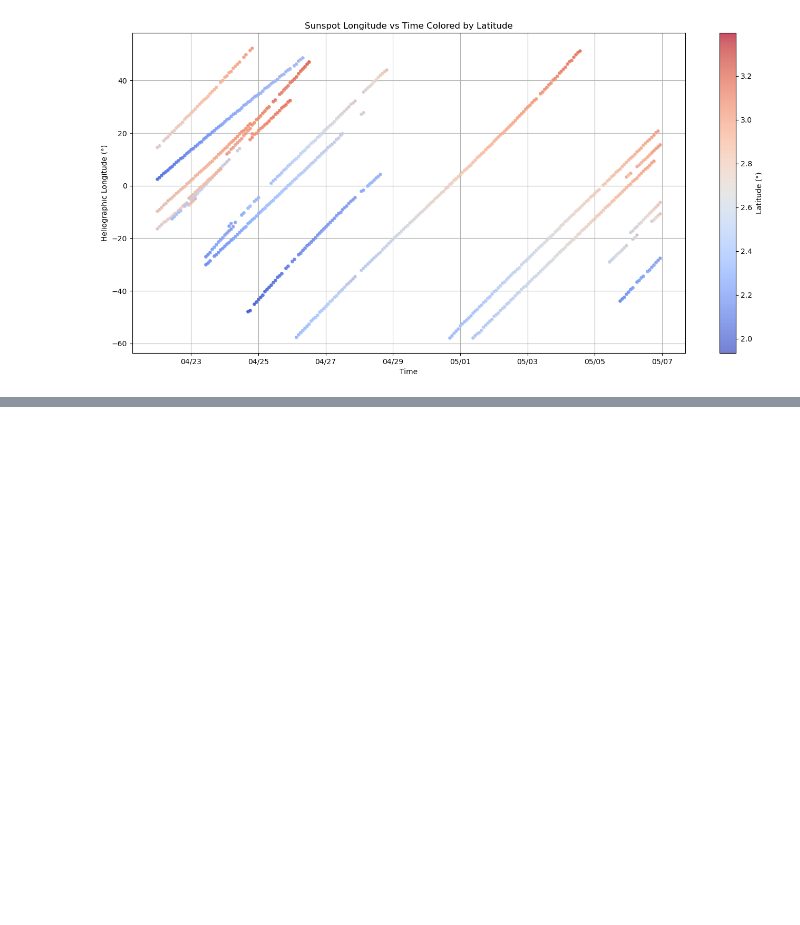
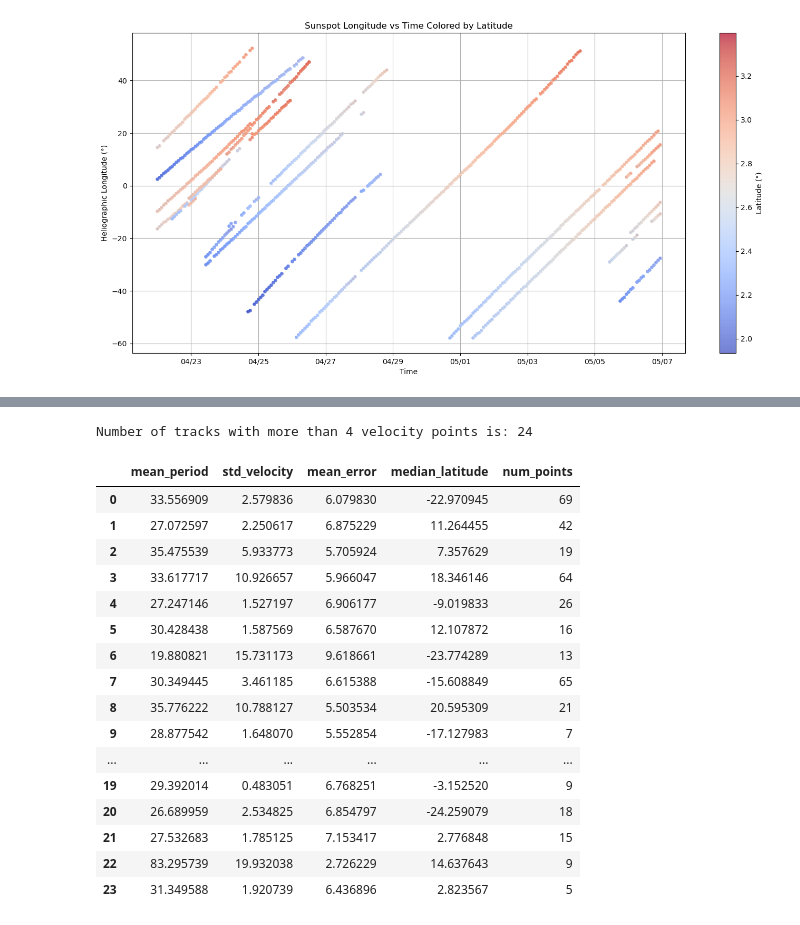
Before and after one commit to Joseph-Khoury/MQE_env, a Jupyter notebook: DML/solar_rotation_from_data/SOHO_analysis.ipynb, the cells around one changed output, grey strips where cells are left out. Cells and saved outputs as stored; diff of their text form; code cells hidden in the pictures; blank space fills up the shorter version.

```diff
--- a/DML/solar_rotation_from_data/SOHO_analysis.ipynb
+++ b/DML/solar_rotation_from_data/SOHO_analysis.ipynb
@@ -279,0 +286,67 @@ _IncompleteInputError: incomplete input (2637927694.py, line 5)
+# %%
+filtered_tracks = [track for track in cleaned_data if len(track['velocities']) >= 4]
+print(f"Number of tracks with more than 4 velocity points is: {len(filtered_tracks)}")
+# %% [output]
+Number of tracks with more than 4 velocity points is: 24
+# %%
+import numpy as np
+import pandas as pd
+track_summaries = []
+
+for track in filtered_tracks:
+    times = track['times']
+    lons = [p.lon.deg for p in track['positions_helio']]
+    lats = [p.lat.deg for p in track['positions_helio']]
+    velocities = track['velocities']
+
+    velocity_errors = []
+    for i in range(1, len(times)):
+        delta_lambda = lons[i] - lons[i-1]
+        delta_t_days = (times[i] - times[i-1]).total_seconds() / (3600 * 24)
+
+        if delta_t_days == 0:
+            continue
+
+        # Propagate error
+        error = velocities[i-1] * np.sqrt(
+            (ANGLE_UNCERTAINTY / delta_lambda) ** 2 +
+            (DAY_UNCERTAINTY / delta_t_days) ** 2
+        )
+        velocity_errors.append(error)
+
+    mean_velocity = np.mean(velocities)
+    std_velocity = np.std(velocities)
+    mean_error = np.mean(velocity_errors)
+    median_latitude = np.median(lats)
+
+    mean_period = 360 / mean_velocity
+    mean_period_error = (mean_error / mean_velocity) * mean_period
+
+    track_summaries.append({
+        "mean_period": mean_period,
+        "std_velocity": std_velocity,
+        "mean_error": mean_error,
+        "median_latitude": median_latitude,
+        "num_points": len(times)
+    })
+
+summary_df = pd.DataFrame(track_summaries)
+summary_df
+# %% [output]
+|  | mean_period | std_velocity | mean_error | median_latitude | num_points |
+| 0 | 33.556909 | 2.579836 | 6.079830 | -22.970945 | 69 |
+| 1 | 27.072597 | 2.250617 | 6.875229 | 11.264455 | 42 |
+| 2 | 35.475539 | 5.933773 | 5.705924 | 7.357629 | 19 |
+| 3 | 33.617717 | 10.926657 | 5.966047 | 18.346146 | 64 |
+| 4 | 27.247146 | 1.527197 | 6.906177 | -9.019833 | 26 |
+| 5 | 30.428438 | 1.587569 | 6.587670 | 12.107872 | 16 |
+| 6 | 19.880821 | 15.731173 | 9.618661 | -23.774289 | 13 |
+| 7 | 30.349445 | 3.461185 | 6.615388 | -15.608849 | 65 |
+| 8 | 35.776222 | 10.788127 | 5.503534 | 20.595309 | 21 |
+| 9 | 28.877542 | 1.648070 | 5.552854 | -17.127983 | 7 |
+| ... | ... | ... | ... | ... | ... |
+| 19 | 29.392014 | 0.483051 | 6.768251 | -3.152520 | 9 |
+| 20 | 26.689959 | 2.534825 | 6.854797 | -24.259079 | 18 |
+| 21 | 27.532683 | 1.785125 | 7.153417 | 2.776848 | 15 |
+| 22 | 83.295739 | 19.932038 | 2.726229 | 14.637643 | 9 |
+| 23 | 31.349588 | 1.920739 | 6.436896 | 2.823567 | 5 |
```
Also changed, not shown: parts of 11 cells of this notebook.
